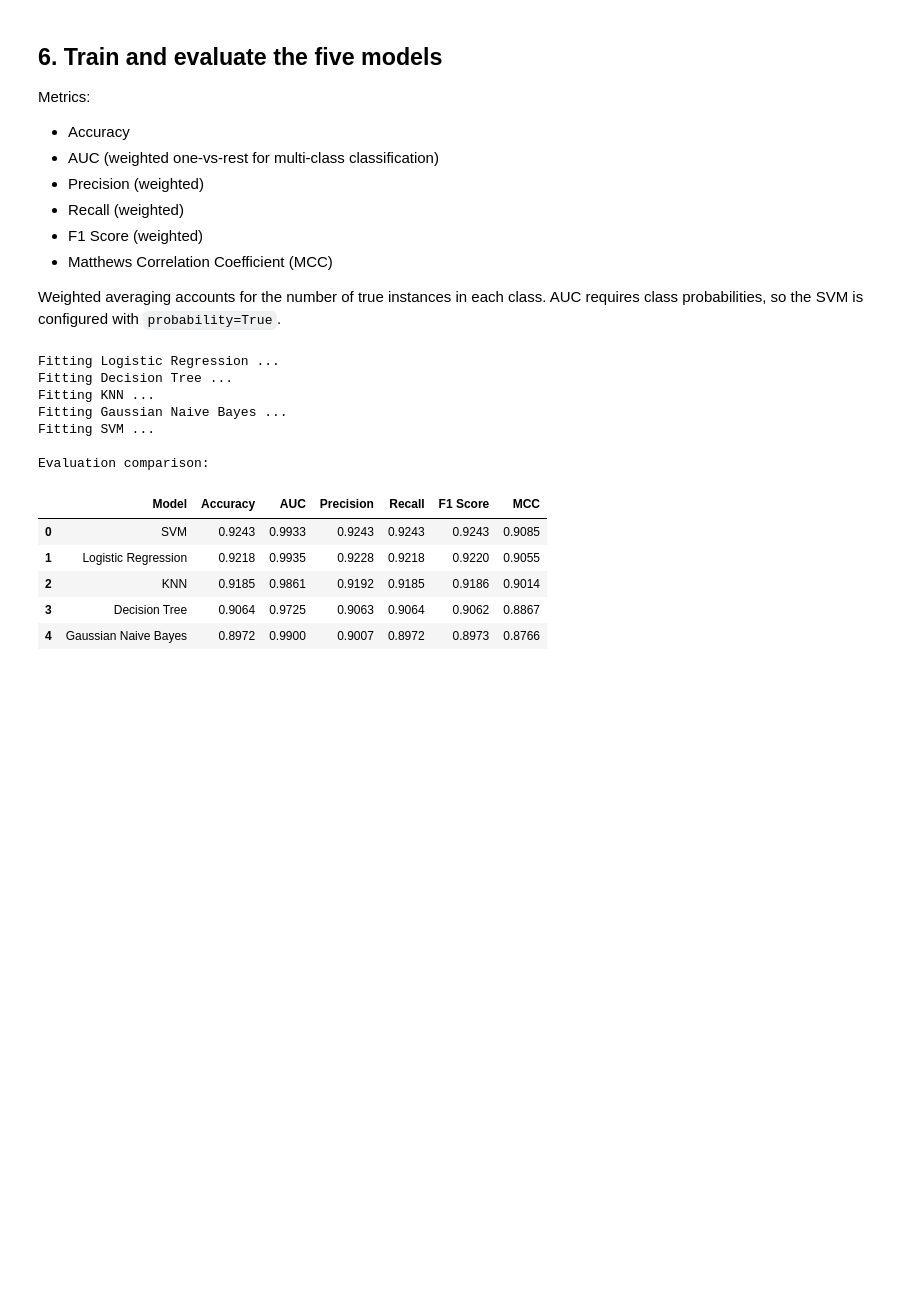
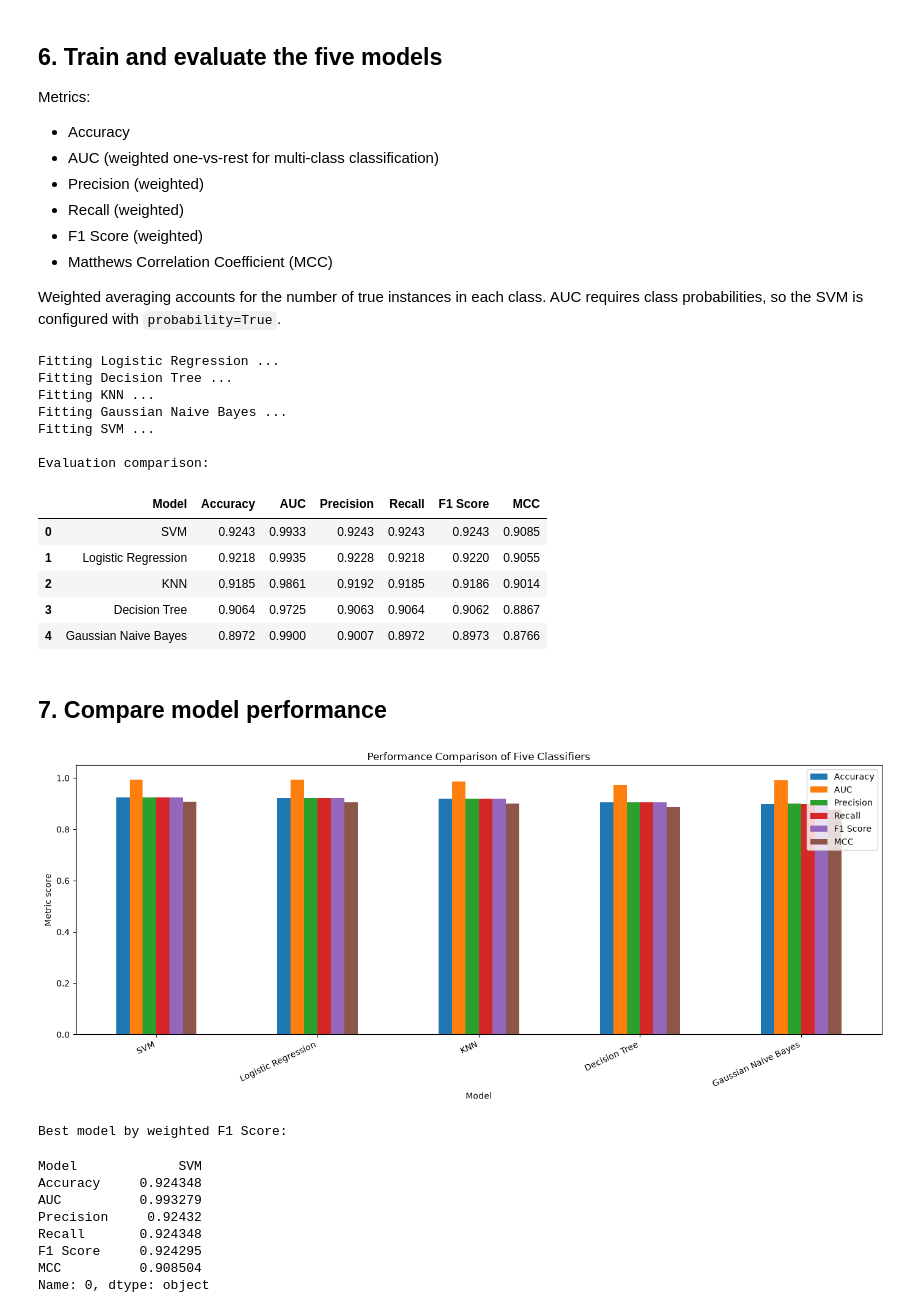
Before and after one commit to DeepanaMathankumarJ/ml-classification-comparison, a Jupyter notebook: DryBean_Model_training.ipynb, the cells around one changed output. Saved outputs shown, nothing was run; the diff lists cells and outputs as text; code cells hidden in the pictures; blank space fills up the shorter version.

Commit message:
Phase 6: Model Comparison - Performance results

```diff
--- a/DryBean_Model_training.ipynb
+++ b/DryBean_Model_training.ipynb
@@ -422,3 +422,28 @@ Evaluation comparison:
 | 2 | KNN | 0.9185 | 0.9861 | 0.9192 | 0.9185 | 0.9186 | 0.9014 |
 | 3 | Decision Tree | 0.9064 | 0.9725 | 0.9063 | 0.9064 | 0.9062 | 0.8867 |
 | 4 | Gaussian Naive Bayes | 0.8972 | 0.9900 | 0.9007 | 0.8972 | 0.8973 | 0.8766 |
+# %% [markdown]
+## 7. Compare model performance
+# %%
+plot_df = metrics_df.set_index("Model")[["Accuracy", "AUC", "Precision", "Recall", "F1 Score", "MCC"]]
+ax = plot_df.plot(kind="bar", figsize=(14, 6))
+ax.set_title("Performance Comparison of Five Classifiers")
+ax.set_ylabel("Metric score")
+ax.set_ylim(0, 1.05)
+plt.xticks(rotation=25, ha="right")
+plt.tight_layout()
+plt.show()
+
+print("Best model by weighted F1 Score:")
+display(metrics_df.iloc[0])
+# %% [output]
+[figure, added]
+Best model by weighted F1 Score:
+Model             SVM
+Accuracy     0.924348
+AUC          0.993279
+Precision     0.92432
+Recall       0.924348
+F1 Score     0.924295
+MCC          0.908504
+Name: 0, dtype: object
```
